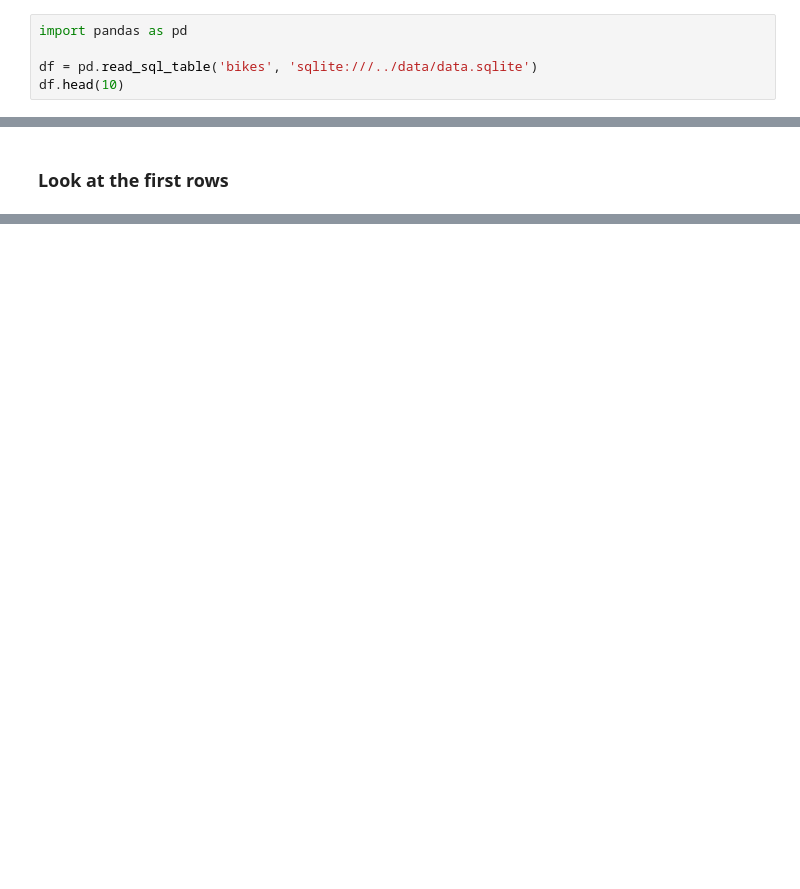
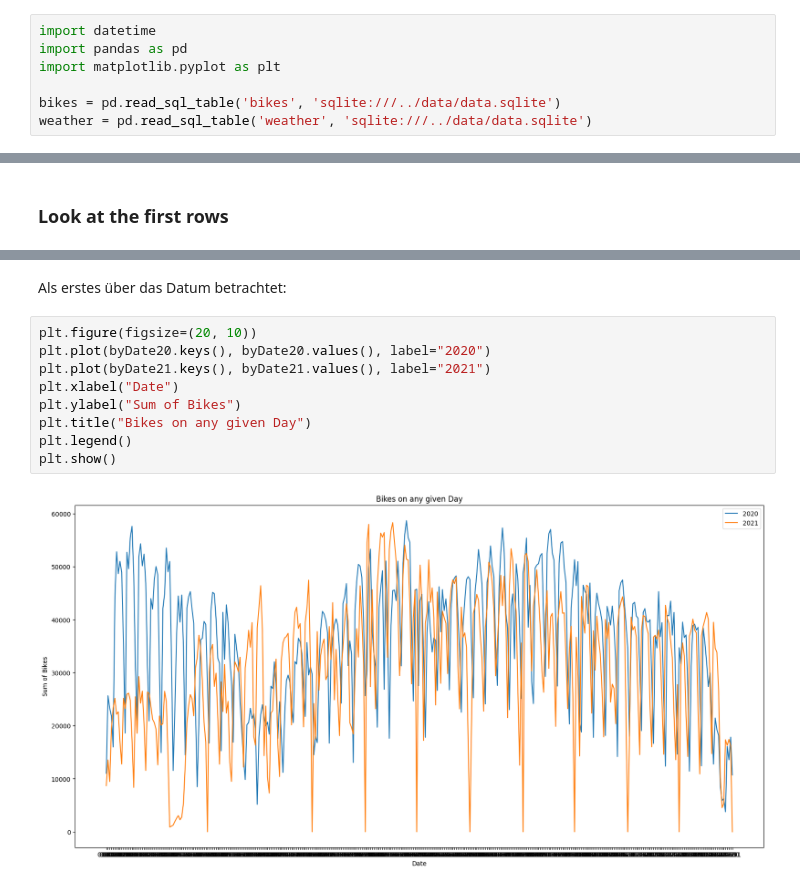
Before and after one commit to maanex/2023-amse, a Jupyter notebook: project/exploration.ipynb, the cells around one changed output, grey strips where cells are left out. Saved outputs shown, nothing was run; the diff lists cells and outputs as text; blank space fills up the shorter version.

```diff
--- a/project/exploration.ipynb
+++ b/project/exploration.ipynb
@@ -29,5 +16,7 @@ Note: you may need to restart the kernel to use updated packages.
 # %%
+import datetime
 import pandas as pd
+import matplotlib.pyplot as plt
 
-df = pd.read_sql_table('bikes', 'sqlite:///../data/data.sqlite')
-df.head(10)
+bikes = pd.read_sql_table('bikes', 'sqlite:///../data/data.sqlite')
+weather = pd.read_sql_table('weather', 'sqlite:///../data/data.sqlite')
@@ -77,0 +68,13 @@ array([1])
+# %% [markdown]
+Als erstes über das Datum betrachtet:
+# %%
+plt.figure(figsize=(20, 10))
+plt.plot(byDate20.keys(), byDate20.values(), label="2020")
+plt.plot(byDate21.keys(), byDate21.values(), label="2021")
+plt.xlabel("Date")
+plt.ylabel("Sum of Bikes")
+plt.title("Bikes on any given Day")
+plt.legend()
+plt.show()
+# %% [output]
+[figure, added]
```
Also changed, not shown: parts of 18 cells of this notebook.
